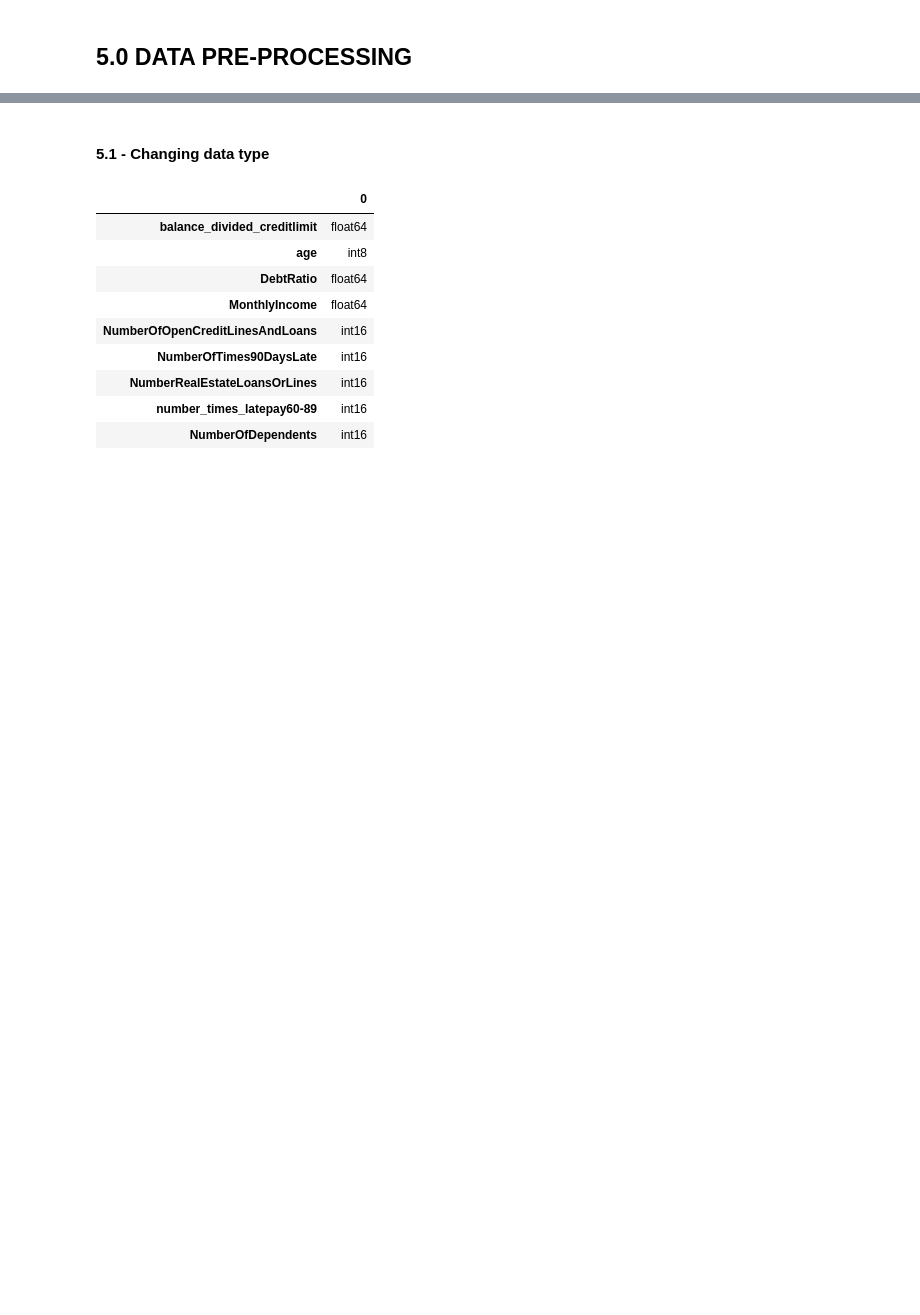
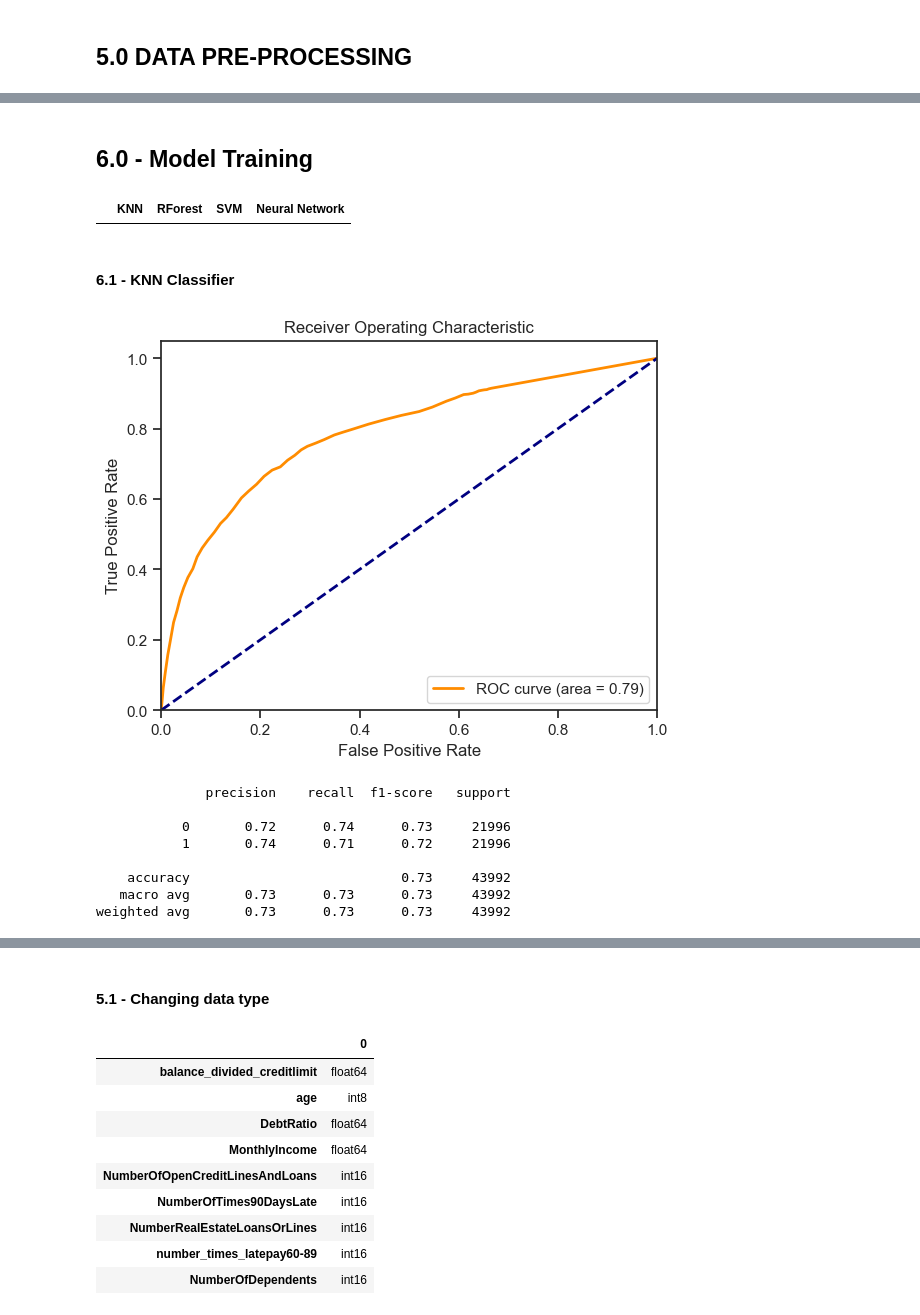
Before and after one commit to ectormgl/givemecredit, a Jupyter notebook: notebook/modelling.ipynb, the cells around one changed output, grey strips where cells are left out. Drawn from its saved outputs; the diff is of its cells as text; code cells hidden in the pictures; blank space fills up the shorter version.

```diff
--- a/notebook/modelling.ipynb
+++ b/notebook/modelling.ipynb
@@ -20,2 +135,7 @@ sns.set_palette("viridis")
+# %%
+X_train, X_test, y_train, y_test = cleanData(df_data)
+########################################################
+X_train, y_train = overSampling(X_train, y_train)
+X_test, y_test= overSampling(X_test, y_test)
 # %% [markdown]
 ## 5.0 DATA PRE-PROCESSING
@@ -21,0 +144,5 @@ sns.set_palette("viridis")
+# %%
+
+real_columns= X_train.columns
+X_train= pd.DataFrame(StandardScaler().fit_transform(X_train), columns=real_columns)
+X_test = pd.DataFrame(StandardScaler().fit_transform(X_test), columns=real_columns)
@@ -21,0 +165,28 @@ sns.set_palette("viridis")
+# %% [markdown]
+## 6.0 - Model Training
+# %%
+models_accuracy
+# %% [output]
+|  | KNN | RForest | SVM | Neural Network |
+# %% [markdown]
+#### 6.1 -  KNN Classifier
+# %%
+models_accuracy = pd.DataFrame(columns=['KNN', 'RForest', 'SVM', 'Neural Network' ])
+knn = KNeighborsClassifier(n_neighbors=50).fit(X_train, y_train)
+y_knn_n = knn.predict(X_test)
+accuracy_knn = (accuracy_score(y_test, y_knn_n))*100
+
+y_prob_knn = knn.predict_proba(X_test)[:, 1]
+
+plot_roc(y_test, y_prob_knn)
+print(classification_report(y_test, y_knn_n))
+# %% [output]
+[figure, added]
+              precision    recall  f1-score   support
+
+           0       0.72      0.74      0.73     21996
+           1       0.74      0.71      0.72     21996
+
+    accuracy                           0.73     43992
+   macro avg       0.73      0.73      0.73     43992
+weighted avg       0.73      0.73      0.73     43992
```
Also changed, not shown: parts of 38 cells of this notebook, 1 other file.
